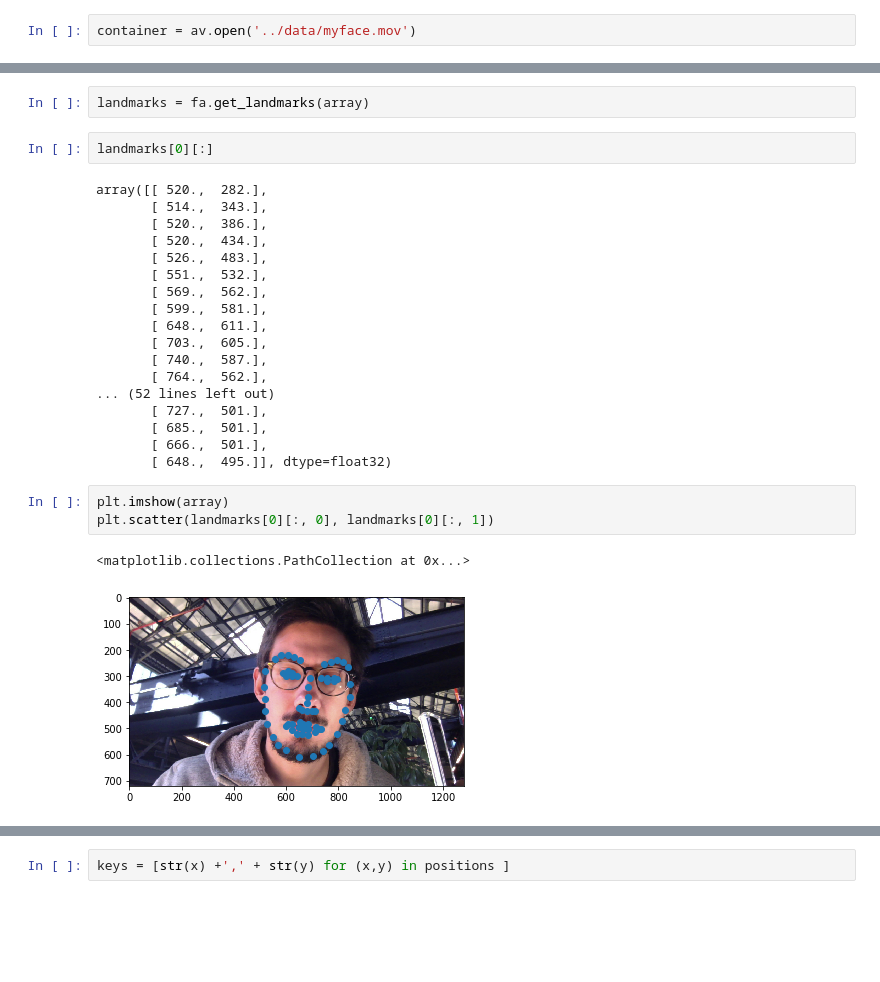
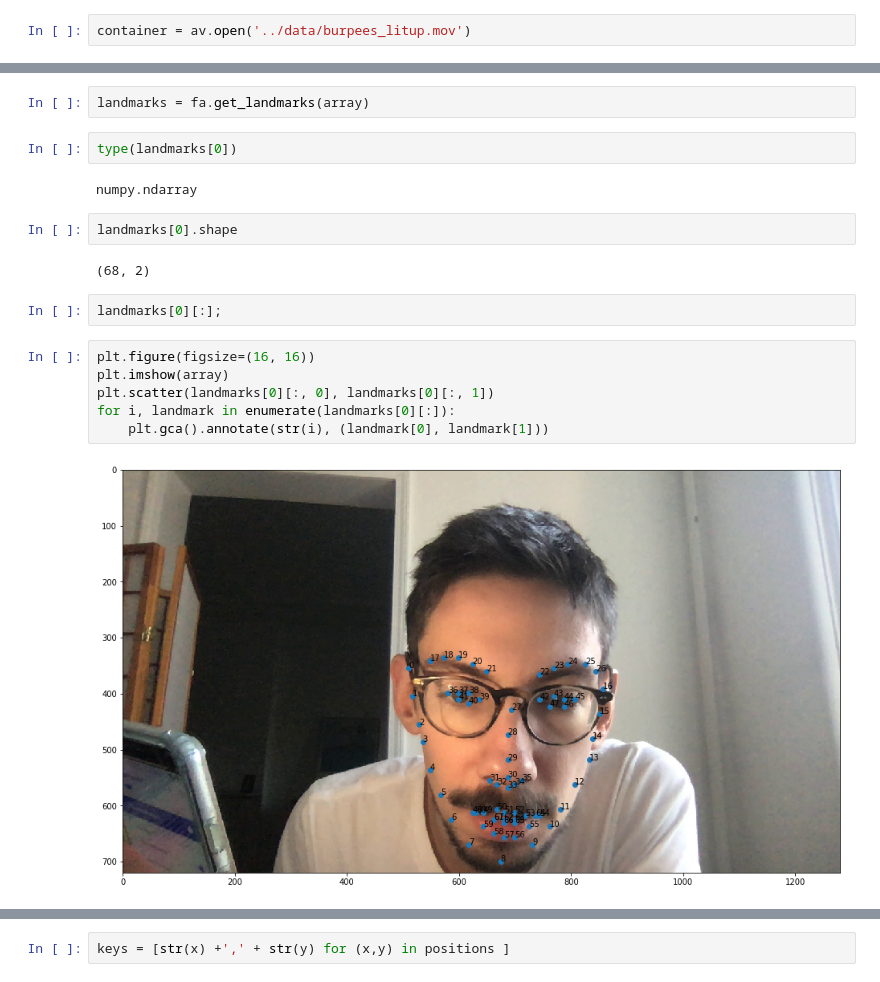
Before and after one commit to henripal/ppg, a Jupyter notebook: nbs/detection.ipynb, the cells around one changed output, grey strips where cells are left out. Cells and saved outputs as stored; diff of their text form; blank space fills up the shorter version.

```diff
--- a/nbs/detection.ipynb
+++ b/nbs/detection.ipynb
@@ -7,7 +7,7 @@ import tqdm
 import scipy
 import face_alignment
 # %%
-container = av.open('../data/myface.mov')
+container = av.open('../data/burpees_litup.mov')
 # %%
 for i, frame in enumerate(container.decode(video=0)):
 
@@ -32,28 +18,20 @@ Downloading the Face Alignment Network(FAN). Please wait...
 # %%
 landmarks = fa.get_landmarks(array)
+# %%
+type(landmarks[0])
+# %% [output]
+numpy.ndarray
+# %%
+landmarks[0].shape
+# %% [output]
+(68, 2)
 # %%
-landmarks[0][:]
+landmarks[0][:];
-# %% [output]
-array([[ 520.,  282.],
-       [ 514.,  343.],
-       [ 520.,  386.],
-       [ 520.,  434.],
-       [ 526.,  483.],
-       [ 551.,  532.],
-       [ 569.,  562.],
-       [ 599.,  581.],
-       [ 648.,  611.],
-       [ 703.,  605.],
-       [ 740.,  587.],
-       [ 764.,  562.],
-... (52 lines left out)
-       [ 727.,  501.],
-       [ 685.,  501.],
-       [ 666.,  501.],
-       [ 648.,  495.]], dtype=float32)
 # %%
+plt.figure(figsize=(16, 16))
 plt.imshow(array)
 plt.scatter(landmarks[0][:, 0], landmarks[0][:, 1])
+for i, landmark in enumerate(landmarks[0][:]):
+    plt.gca().annotate(str(i), (landmark[0], landmark[1]))
 # %% [output]
-<matplotlib.collections.PathCollection at 0x...>
-[figure, old version]
+[figure, new version]
```
Also changed, not shown: parts of 25 cells of this notebook, 7 other files.
